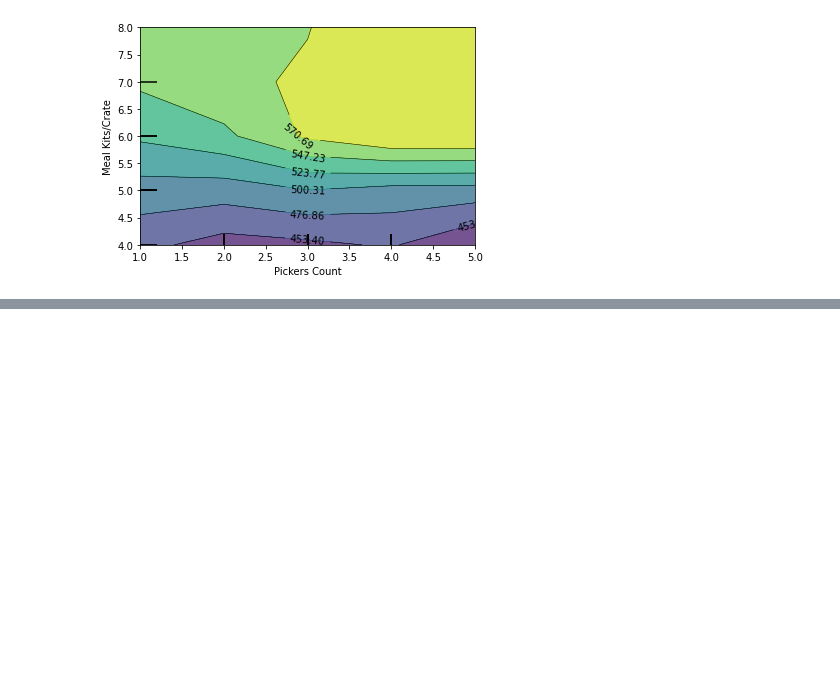
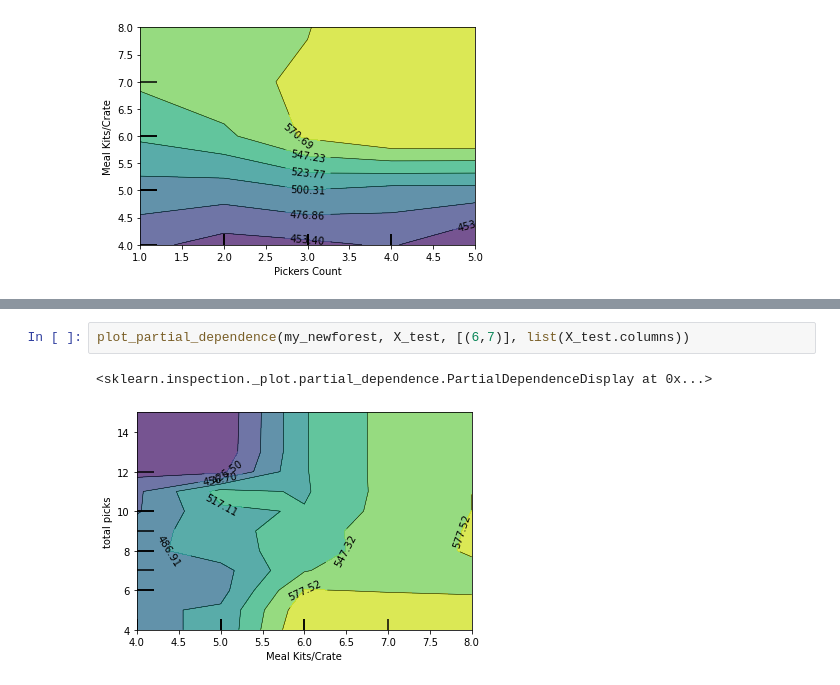
Before and after one commit to QPeiran/predicting_mks_speed, a Jupyter notebook: baseline_model.ipynb, the cells around one changed output, grey strips where cells are left out. Cells and saved outputs as stored; diff of their text form; blank space fills up the shorter version.

```diff
--- a/baseline_model.ipynb
+++ b/baseline_model.ipynb
@@ -236,0 +270,5 @@ plot_partial_dependence(my_forest, X_test, [(0,6)])
+# %%
+plot_partial_dependence(my_newforest, X_test, [(6,7)], list(X_test.columns))
+# %% [output]
+<sklearn.inspection._plot.partial_dependence.PartialDependenceDisplay at 0x...>
+[figure, added]
```
Also changed, not shown: parts of 4 cells of this notebook.
